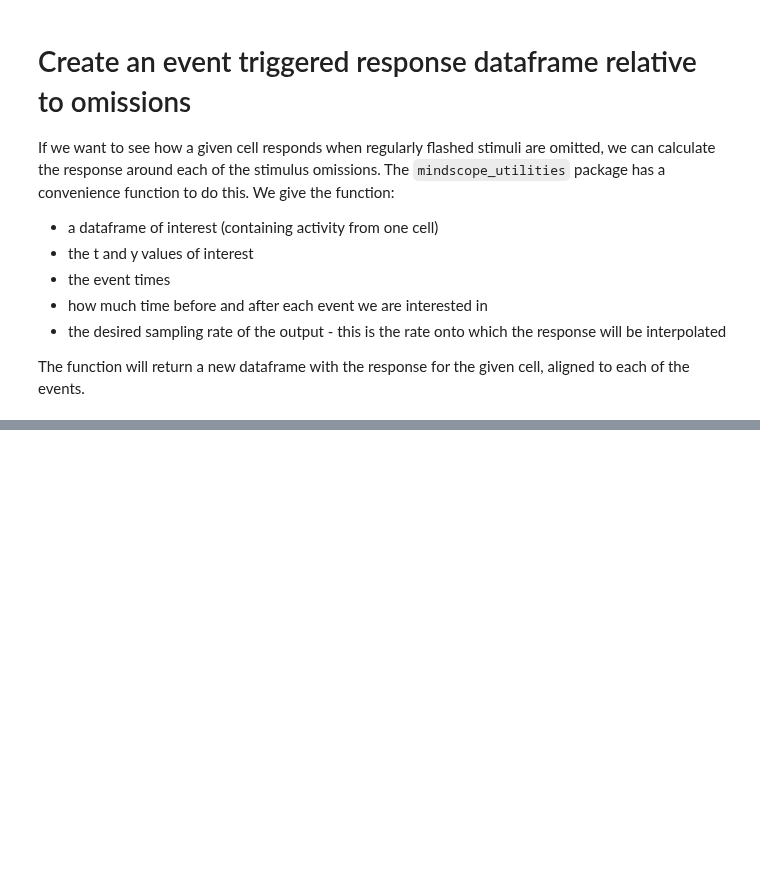
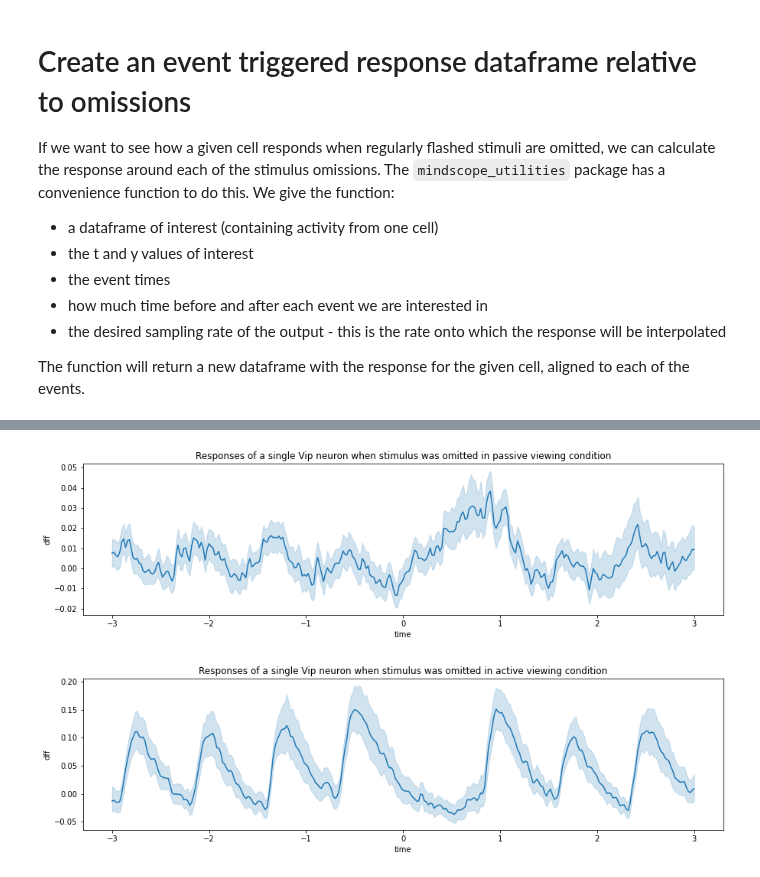
Before and after one commit to MiladQolami/NeuroMatch_2022_group_project, a Jupyter notebook: Coding_Exercise.ipynb, the cells around one changed output, grey strips where cells are left out. Drawn from its saved outputs; the diff is of its cells as text; code cells hidden in the pictures; blank space fills up the shorter version.

```diff
--- a/Coding_Exercise.ipynb
+++ b/Coding_Exercise.ipynb
@@ -269,3 +318,28 @@ event_trig_response
+# %%
+# First for passive cell
+plt.subplot(2,1,1)
+sns.lineplot(
+    data = event_trig_response_passive,
+    x = 'time',
+    y = 'dff',
+    n_boot = 500
+)
+plt.title('Responses of a single Vip neuron when stimulus was omitted in passive viewing condition')
+plt.show()
+
+# Then for active cell
+plt.subplot(2,1,2)
+sns.lineplot(
+    data = event_trig_response_active,
+    x = 'time',
+    y = 'dff',
+    n_boot = 500
+)
+plt.title('Responses of a single Vip neuron when stimulus was omitted in active viewing condition')
+plt.show()
+# %% [output]
+[figure, added]
+[figure, added]
 # %%
 #Just a code that might help later on
 #M='M'
```
Also changed, not shown: parts of 11 cells of this notebook.
